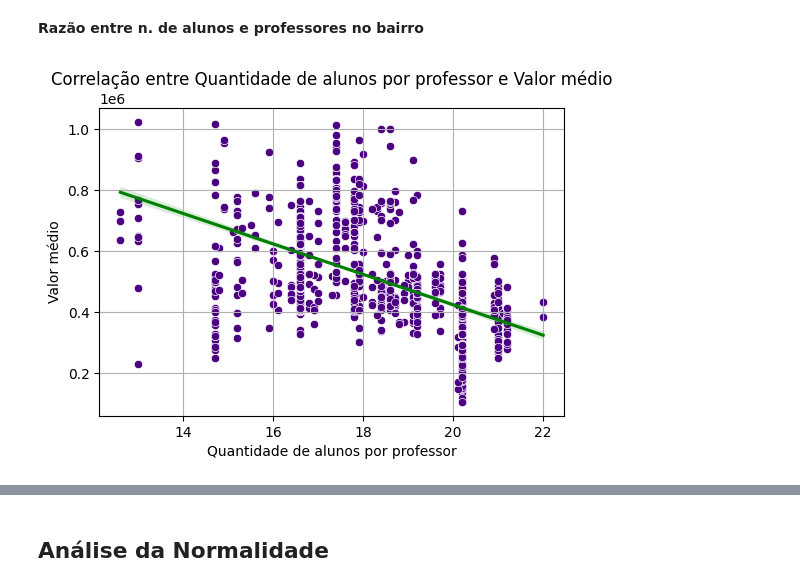
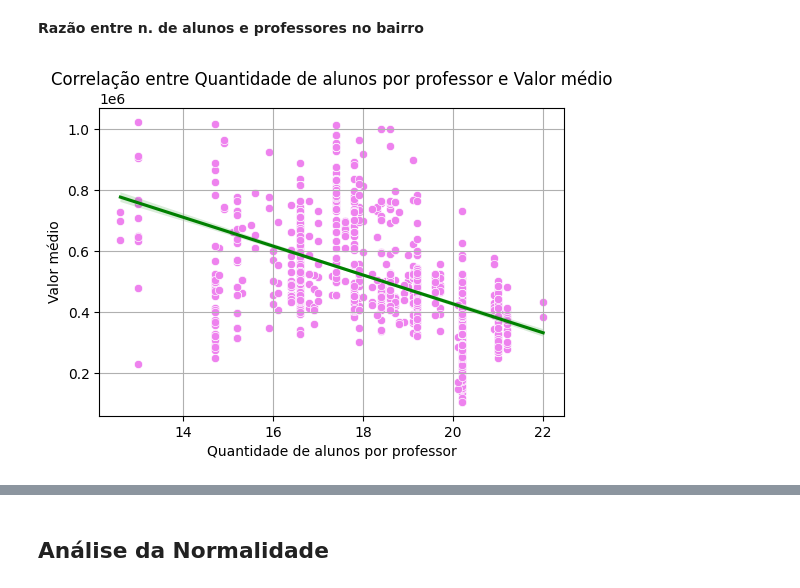
Before and after one commit to SisouDev/iaAlg, a Jupyter notebook: regression/ploy.ipynb, the cells around one changed output, grey strips where cells are left out. Saved outputs shown, nothing was run; the diff lists cells and outputs as text; code cells hidden in the pictures.

```diff
--- a/regression/ploy.ipynb
+++ b/regression/ploy.ipynb
@@ -128,17 +134,17 @@ plt.show()
 **Razão entre n. de alunos e professores no bairro**
 # %%
 plt.figure(figsize=(6, 4))
-sns.scatterplot(data=df, x="PTRATIO", y="MEDV", color='indigo')
+sns.scatterplot(data=df, x="PTRATIO", y="MEDV", color='violet')
 
 sns.regplot(data=df, x="PTRATIO", y="MEDV", scatter=False, color='green')
 
 plt.title('Correlação entre Quantidade de alunos por professor e Valor médio')
 plt.xlabel('Quantidade de alunos por professor')
 plt.ylabel('Valor médio')
 plt.grid(True)
 plt.show()
 # %% [output]
-[figure, old version]
+[figure, new version]
 # %%
 sns.pairplot(df, height=2);
 # %% [output]
```
Also changed, not shown: parts of 50 cells of this notebook, 1 other file.
